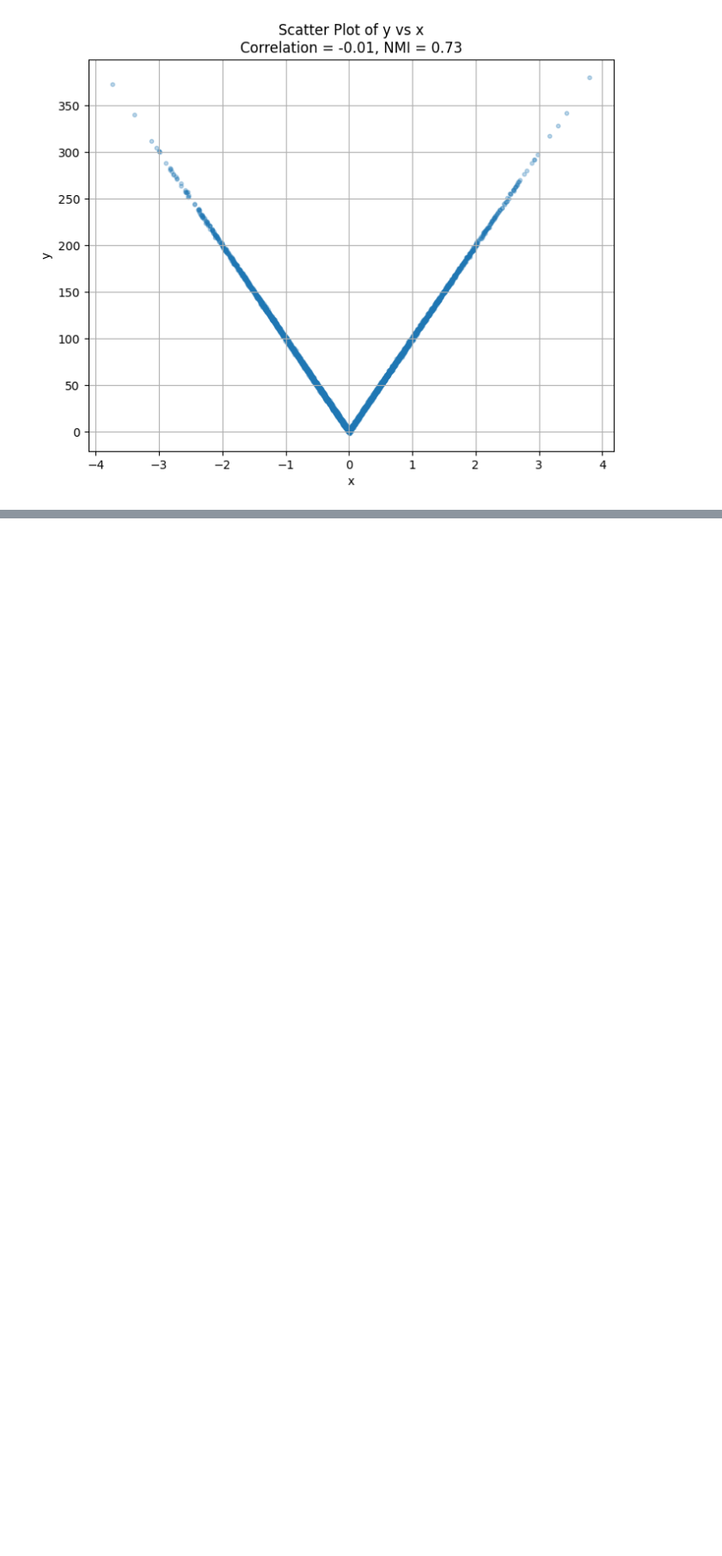
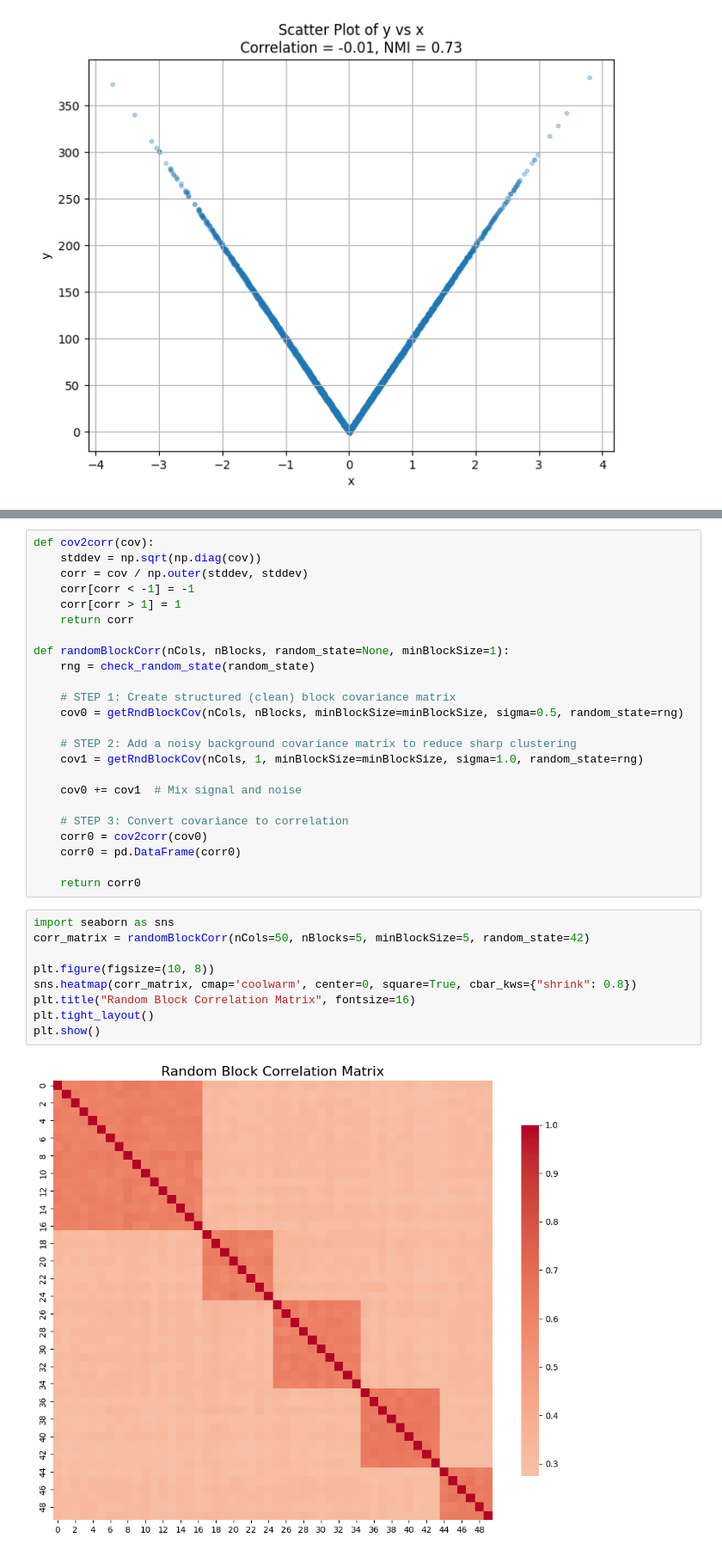
Before and after one commit to dgalassi99/quant-lab, a Jupyter notebook: 00_books/Machine_Learning_for_Asset_Managers.ipynb, the cells around one changed output, grey strips where cells are left out. Shown at 86% size. Cells and saved outputs as stored; diff of their text form; blank space fills up the shorter version.

```diff
--- a/00_books/Machine_Learning_for_Asset_Managers.ipynb
+++ b/00_books/Machine_Learning_for_Asset_Managers.ipynb
@@ -1159,0 +1520,35 @@ plt.show()
+# %%
+def cov2corr(cov):
+    stddev = np.sqrt(np.diag(cov))
+    corr = cov / np.outer(stddev, stddev)
+    corr[corr < -1] = -1
+    corr[corr > 1] = 1
+    return corr
+
+def randomBlockCorr(nCols, nBlocks, random_state=None, minBlockSize=1):
+    rng = check_random_state(random_state)
+
+    # STEP 1: Create structured (clean) block covariance matrix
+    cov0 = getRndBlockCov(nCols, nBlocks, minBlockSize=minBlockSize, sigma=0.5, random_state=rng)
+
+    # STEP 2: Add a noisy background covariance matrix to reduce sharp clustering
+    cov1 = getRndBlockCov(nCols, 1, minBlockSize=minBlockSize, sigma=1.0, random_state=rng)
+
+    cov0 += cov1  # Mix signal and noise
+
+    # STEP 3: Convert covariance to correlation
+    corr0 = cov2corr(cov0)
+    corr0 = pd.DataFrame(corr0)
+
+    return corr0
+# %%
+import seaborn as sns
+corr_matrix = randomBlockCorr(nCols=50, nBlocks=5, minBlockSize=5, random_state=42)
+
+plt.figure(figsize=(10, 8))
+sns.heatmap(corr_matrix, cmap='coolwarm', center=0, square=True, cbar_kws={"shrink": 0.8})
+plt.title("Random Block Correlation Matrix", fontsize=16)
+plt.tight_layout()
+plt.show()
+# %% [output]
+[figure, added]
```
Also changed, not shown: parts of 23 cells of this notebook.
